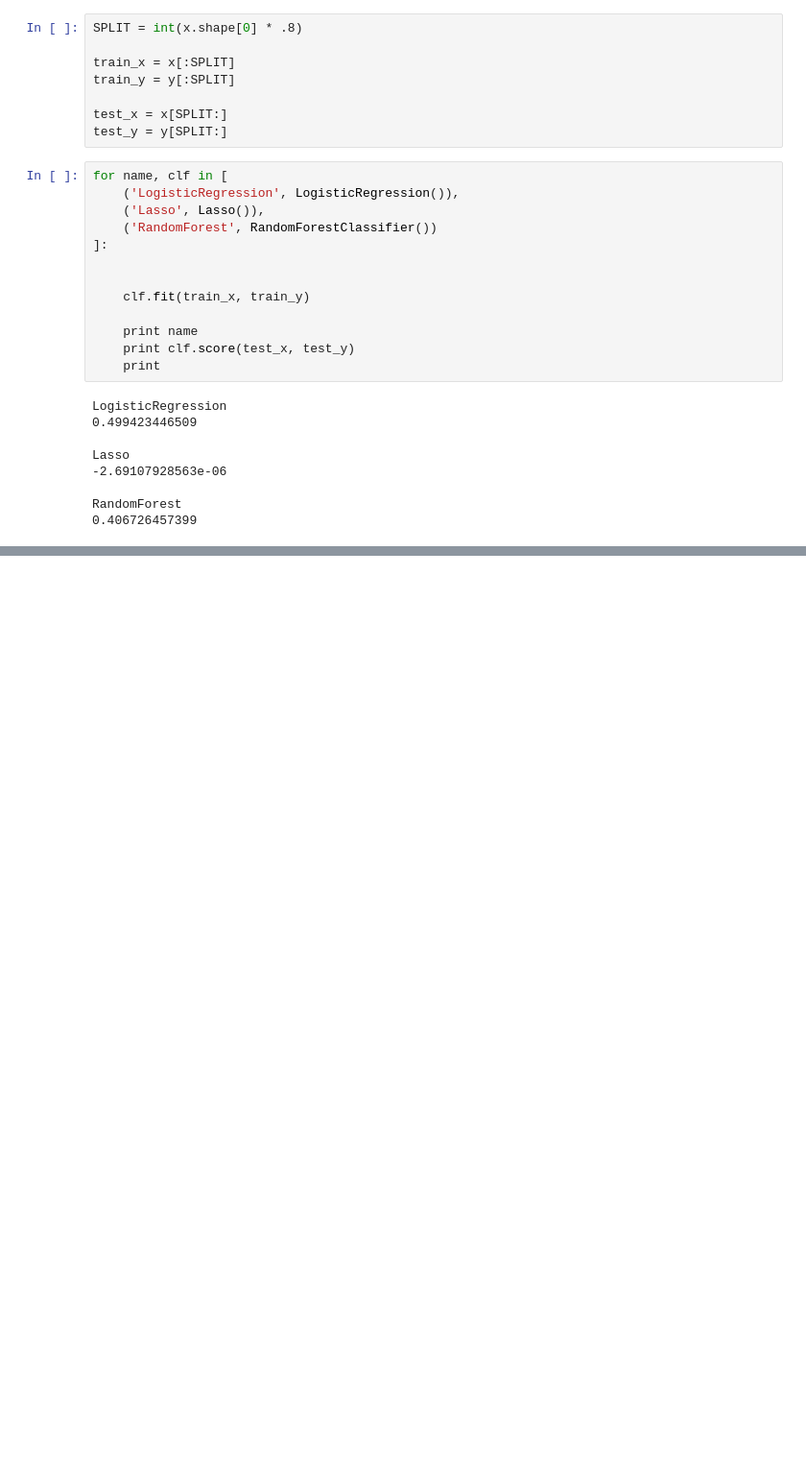
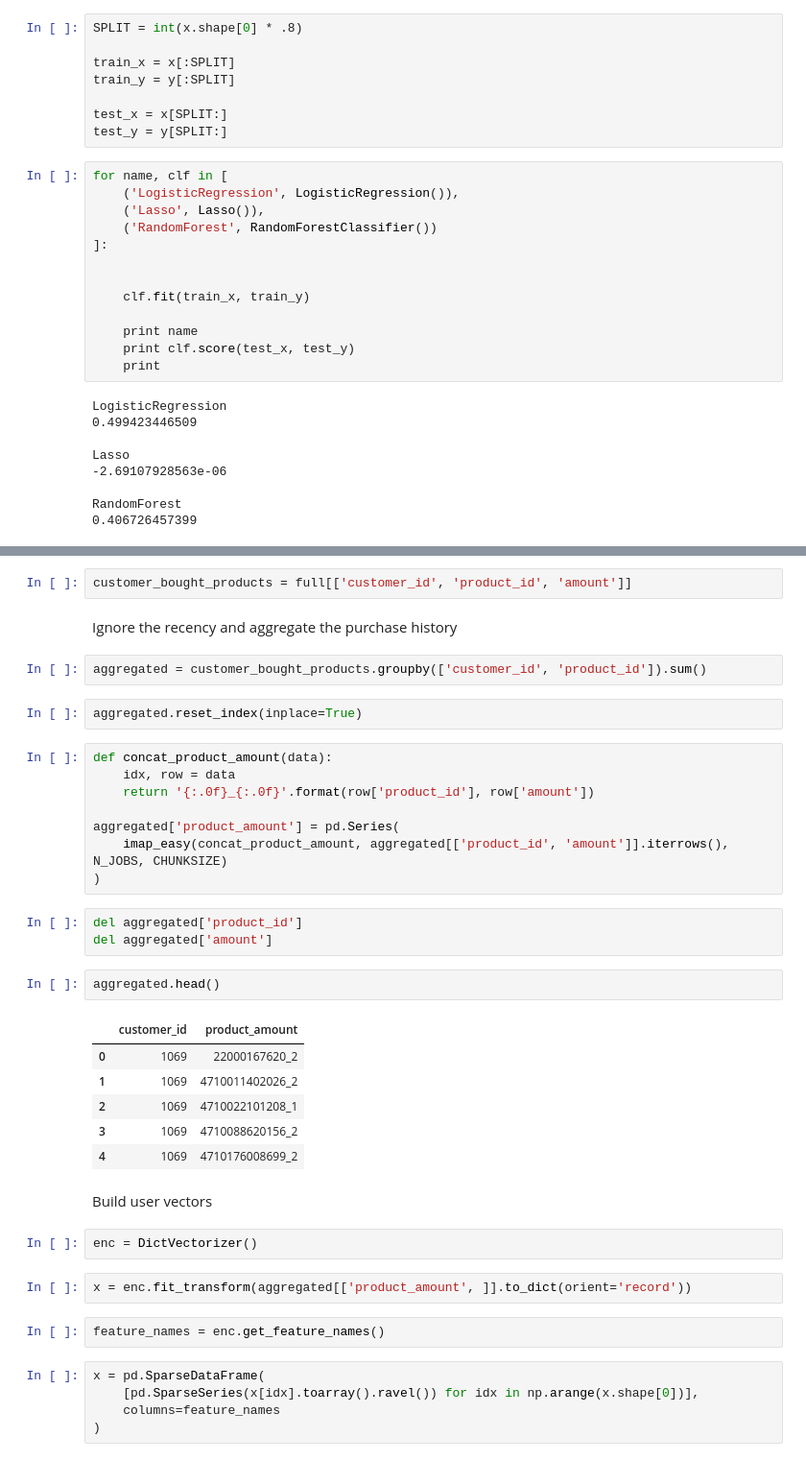
Before and after one commit to shuaiyuancn/commercial-science-taster, a Jupyter notebook: notebooks/00 Ta-feng dataset.ipynb, the cells around one changed output, grey strips where cells are left out. Shown at 96% size. Saved outputs shown, nothing was run; the diff lists cells and outputs as text; blank space fills up the shorter version.

Commit message:
outlines for product recommendation

```diff
--- a/notebooks/00 Ta-feng dataset.ipynb
+++ b/notebooks/00 Ta-feng dataset.ipynb
@@ -629,0 +624,41 @@ With the model we evaluate:
+# %%
+customer_bought_products = full[['customer_id', 'product_id', 'amount']]
+# %% [markdown]
+Ignore the recency and aggregate the purchase history
+# %%
+aggregated = customer_bought_products.groupby(['customer_id', 'product_id']).sum()
+# %%
+aggregated.reset_index(inplace=True)
+# %%
+def concat_product_amount(data):
+    idx, row = data
+    return '{:.0f}_{:.0f}'.format(row['product_id'], row['amount'])
+
+aggregated['product_amount'] = pd.Series(
+    imap_easy(concat_product_amount, aggregated[['product_id', 'amount']].iterrows(), N_JOBS, CHUNKSIZE)
+)
+# %%
+del aggregated['product_id']
+del aggregated['amount']
+# %%
+aggregated.head()
+# %% [output]
+|  | customer_id | product_amount |
+| 0 | 1069 | 22000167620_2 |
+| 1 | 1069 | 4710011402026_2 |
+| 2 | 1069 | 4710022101208_1 |
+| 3 | 1069 | 4710088620156_2 |
+| 4 | 1069 | 4710176008699_2 |
+# %% [markdown]
+Build user vectors
+# %%
+enc = DictVectorizer()
+# %%
+x = enc.fit_transform(aggregated[['product_amount', ]].to_dict(orient='record'))
+# %%
+feature_names = enc.get_feature_names()
+# %%
+x = pd.SparseDataFrame(
+    [pd.SparseSeries(x[idx].toarray().ravel()) for idx in np.arange(x.shape[0])],
+    columns=feature_names
+)
```
Also changed, not shown: parts of 8 cells of this notebook.
